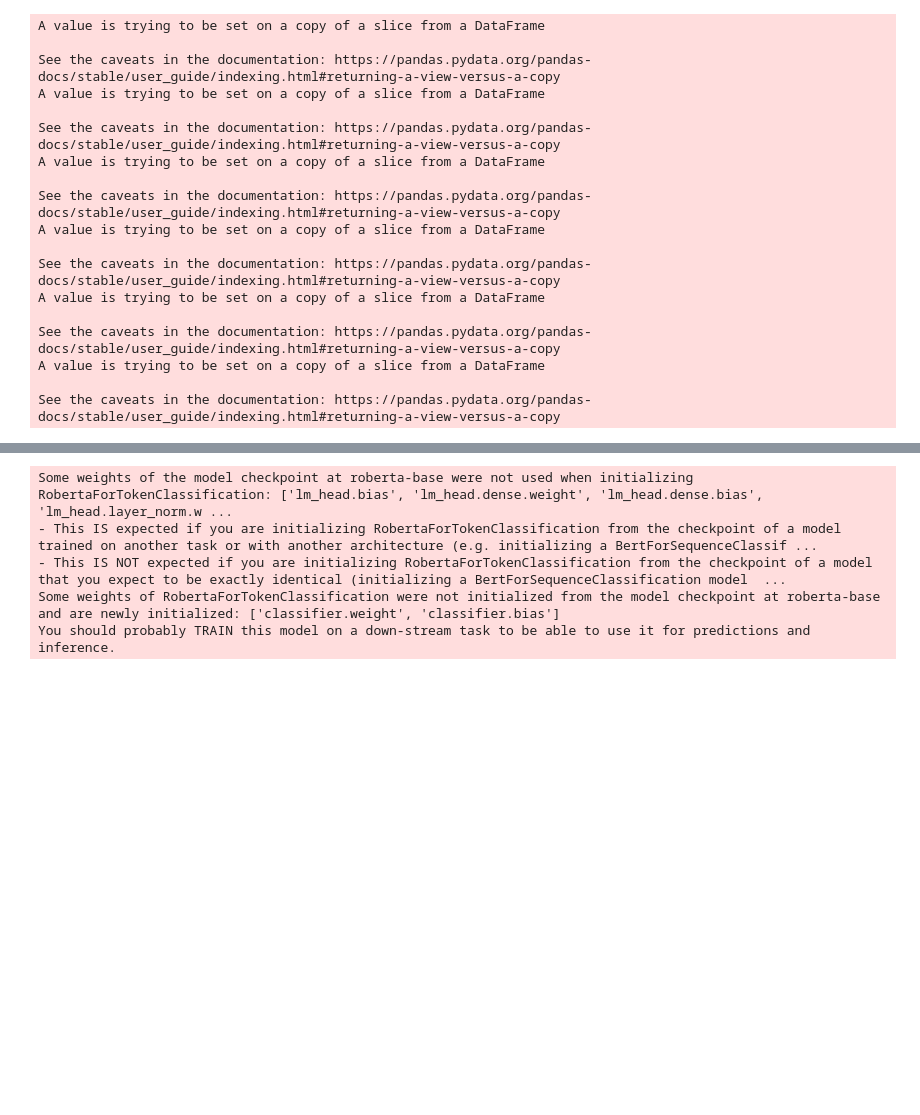
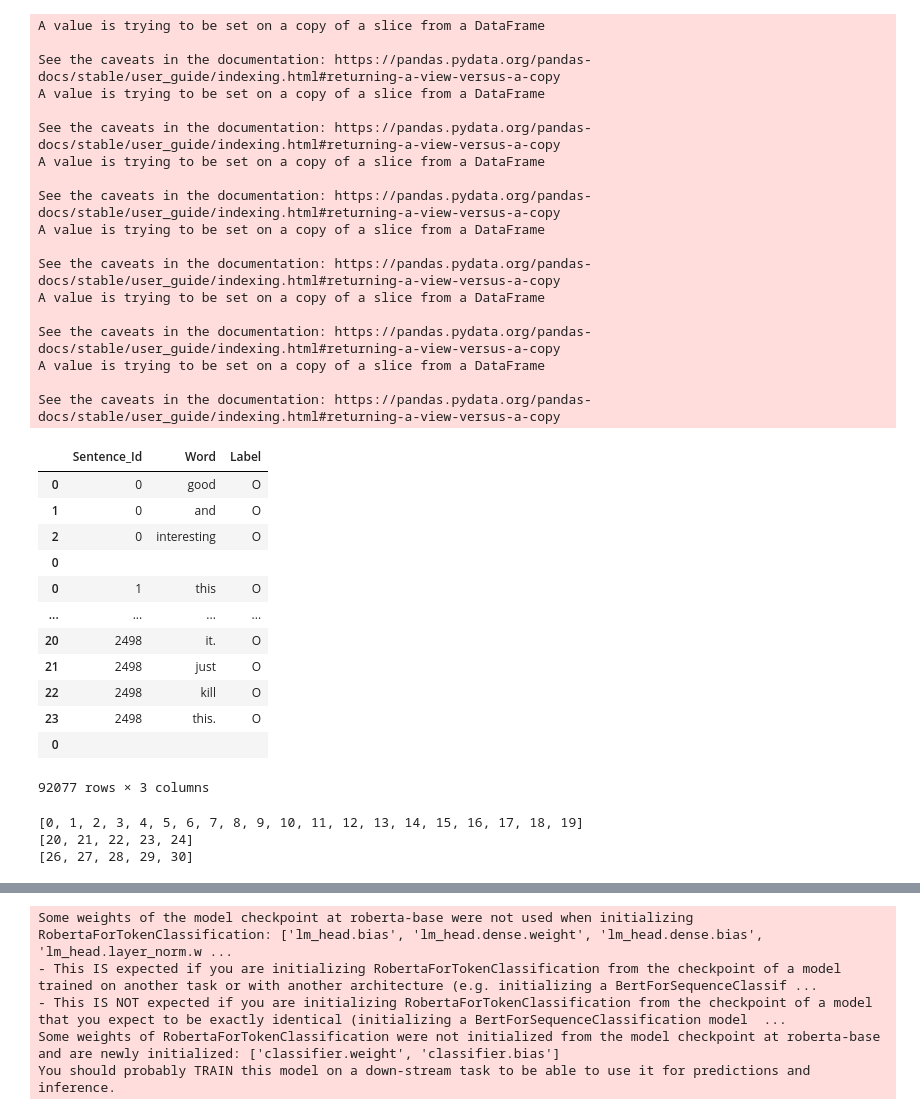
Before and after one commit to Uha661/Transformer_NER661, a Jupyter notebook: SimpleTransformer.ipynb, the cells around one changed output, grey strips where cells are left out. Cells and saved outputs as stored; diff of their text form; code cells hidden in the pictures; blank space fills up the shorter version.

```diff
--- a/SimpleTransformer.ipynb
+++ b/SimpleTransformer.ipynb
@@ -99,3 +99,50 @@ See the caveats in the documentation: https://pandas.pydata.org/pandas-docs/stab
 A value is trying to be set on a copy of a slice from a DataFrame
 
 See the caveats in the documentation: https://pandas.pydata.org/pandas-docs/stable/user_guide/indexing.html#returning-a-view-versus-a-copy
+# %%
+empty_df=pd.DataFrame(columns=['Sentence_Id','Word','Label'])
+empty_df.loc[0]=''
+# %%
+Data_Format=pd.DataFrame(columns=['Sentence_Id','Word','Label'])
+for sid in np.unique(Data['Sentence_Id']):
+    sentence=pd.DataFrame(Data[Data['Sentence_Id']==sid])
+    Data_Format=pd.concat([Data_Format,sentence,empty_df])
+# %%
+Data_Format
+# %% [output]
+|  | Sentence_Id | Word | Label |
+| 0 | 0 | good | O |
+| 1 | 0 | and | O |
+| 2 | 0 | interesting | O |
+| 0 |  |  |  |
+| 0 | 1 | this | O |
+| ... | ... | ... | ... |
+| 20 | 2498 | it. | O |
+| 21 | 2498 | just | O |
+| 22 | 2498 | kill | O |
+| 23 | 2498 | this. | O |
+| 0 |  |  |  |
+92077 rows × 3 columns
+# %%
+Train_l1=[]
+for x in range(20):
+    Train_l1.append(x)
+print(Train_l1)
+
+Test_l1=[]
+for x in range(20,25):
+    Test_l1.append(x)
+print(Test_l1)
+
+eval_l1=[]
+for x in range(26,31):
+    eval_l1.append(x)
+print(eval_l1)
+
+Train_df=Data[Data['Sentence_Id'].isin(Train_l1)]
+Test_df=Data[Data['Sentence_Id'].isin(Test_l1)]
+eval_df=Data[Data['Sentence_Id'].isin(eval_l1)]
+# %% [output]
+[0, 1, 2, 3, 4, 5, 6, 7, 8, 9, 10, 11, 12, 13, 14, 15, 16, 17, 18, 19]
+[20, 21, 22, 23, 24]
+[26, 27, 28, 29, 30]
```
Also changed, not shown: parts of 7 cells of this notebook.
